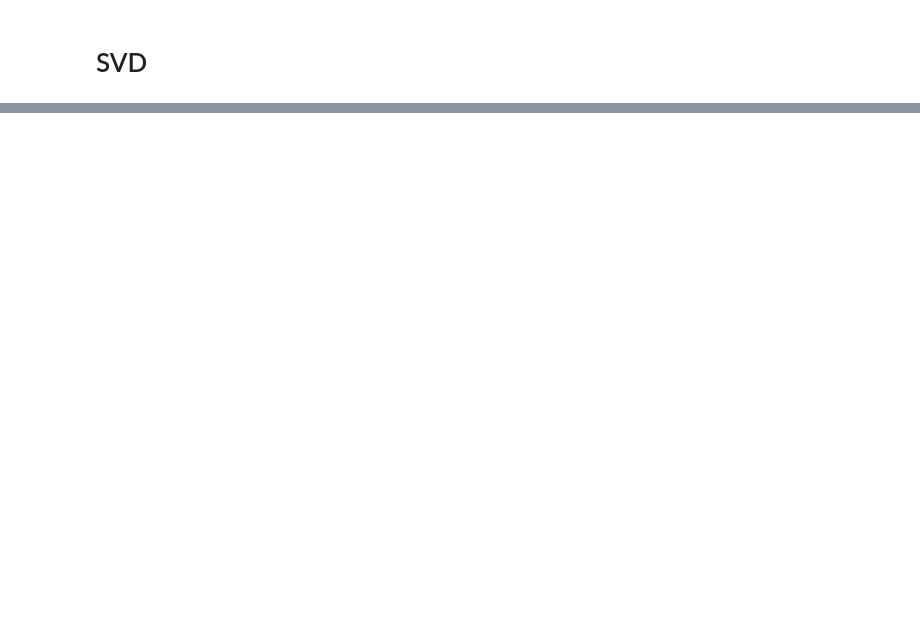
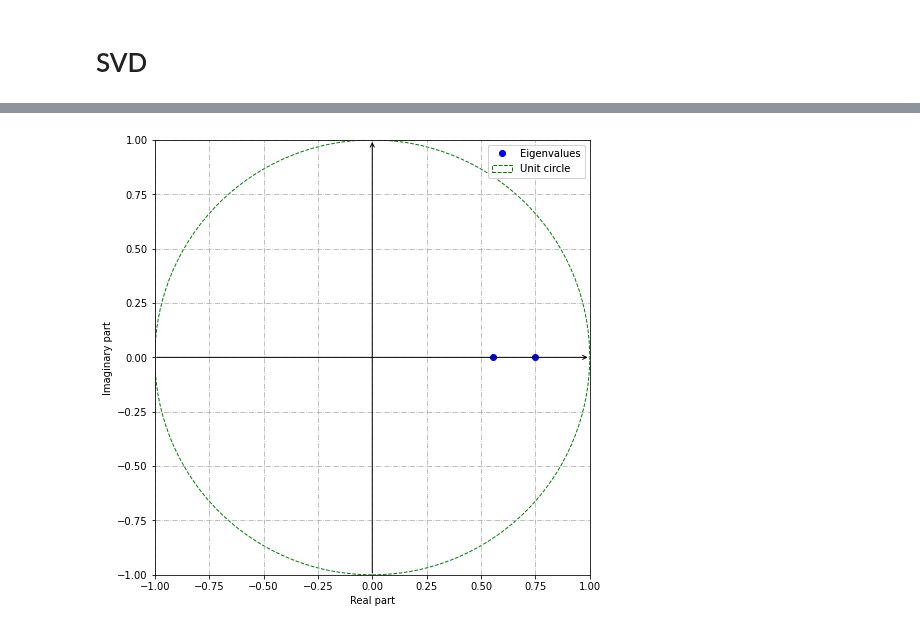
Before and after one commit to DenisSidoren/arctic_TimeSeries_analysis, a Jupyter notebook: dmd.ipynb, the cells around one changed output, grey strips where cells are left out. Drawn from its saved outputs; the diff is of its cells as text; code cells hidden in the pictures; blank space fills up the shorter version.

```diff
--- a/dmd.ipynb
+++ b/dmd.ipynb
@@ -84,0 +117,4 @@ t.head(2)
+# %%
+dmd.plot_eigs(show_axes=True, show_unit_circle=True)
+# %% [output]
+[figure, added]
```
Also changed, not shown: parts of 11 cells of this notebook.
